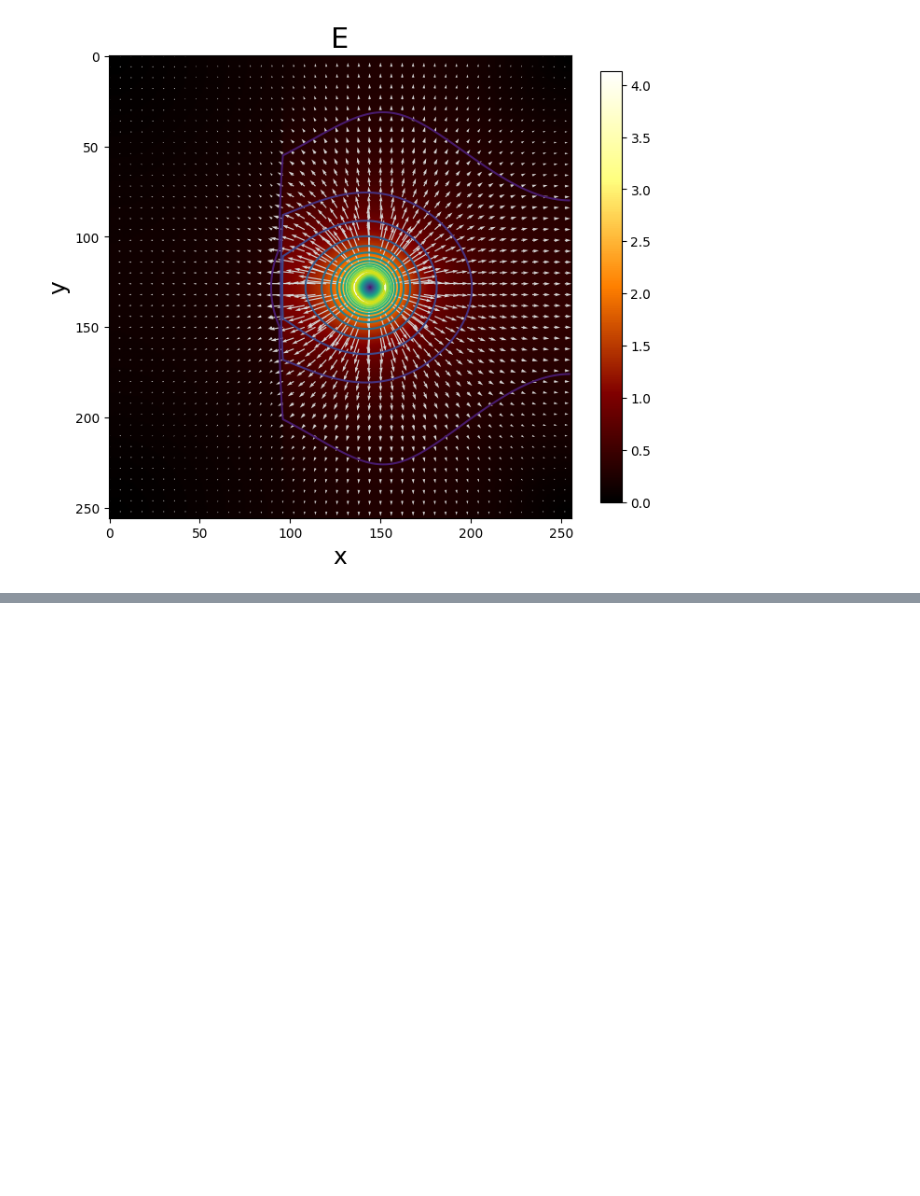
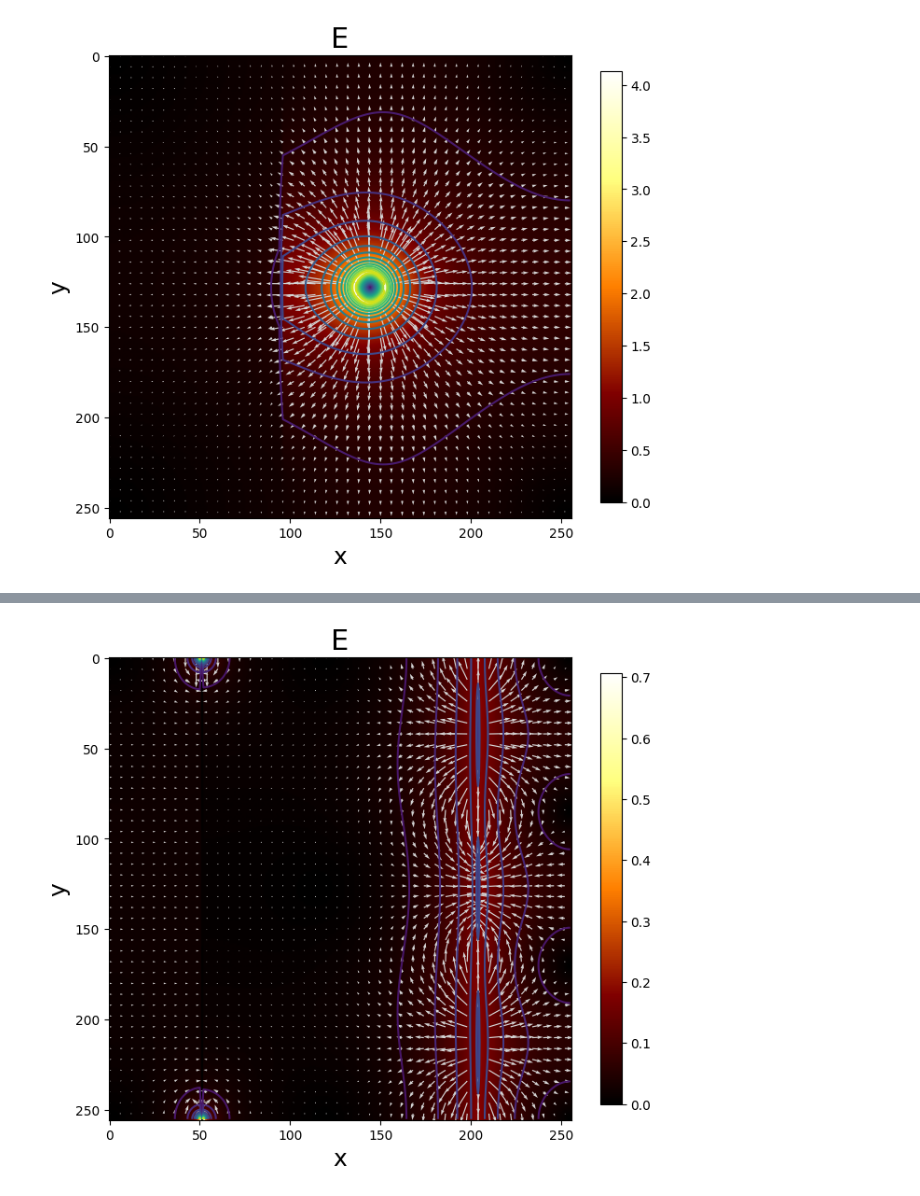
Before and after one commit to derfang/bachelors-project, a Jupyter notebook: examples.ipynb, the cells around one changed output, grey strips where cells are left out. Cells and saved outputs as stored; diff of their text form; code cells hidden in the pictures; blank space fills up the shorter version.

```diff
--- a/examples.ipynb
+++ b/examples.ipynb
@@ -175,0 +193,4 @@ plot_E_intensity(phi=phi, field_vector=True)
+# %%
+plot_E_intensity(phi=phi, field_vector=True, levels=20)
+# %% [output]
+[figure, added]
```
Also changed, not shown: parts of 3 cells of this notebook, 4 other files.
